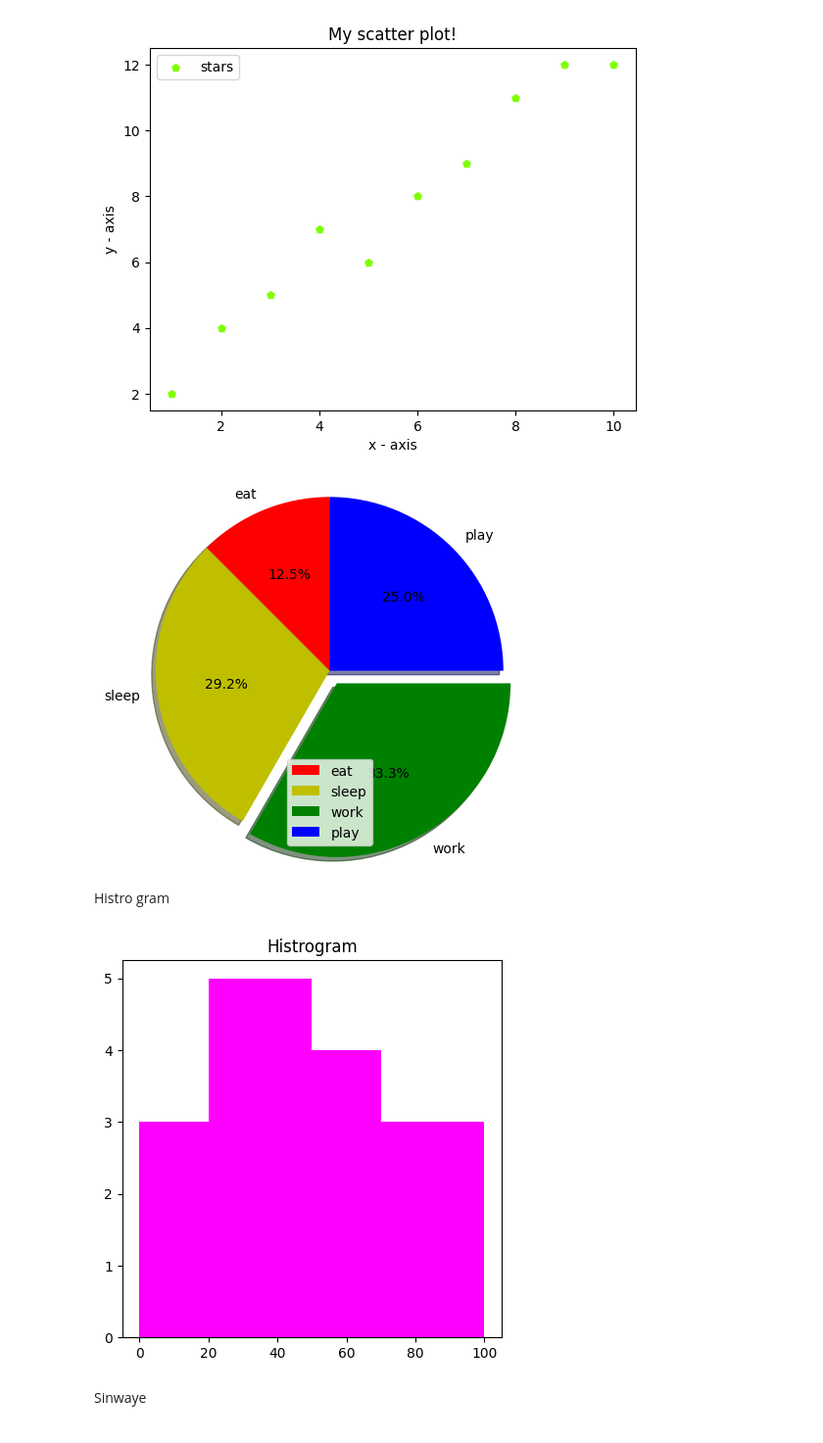
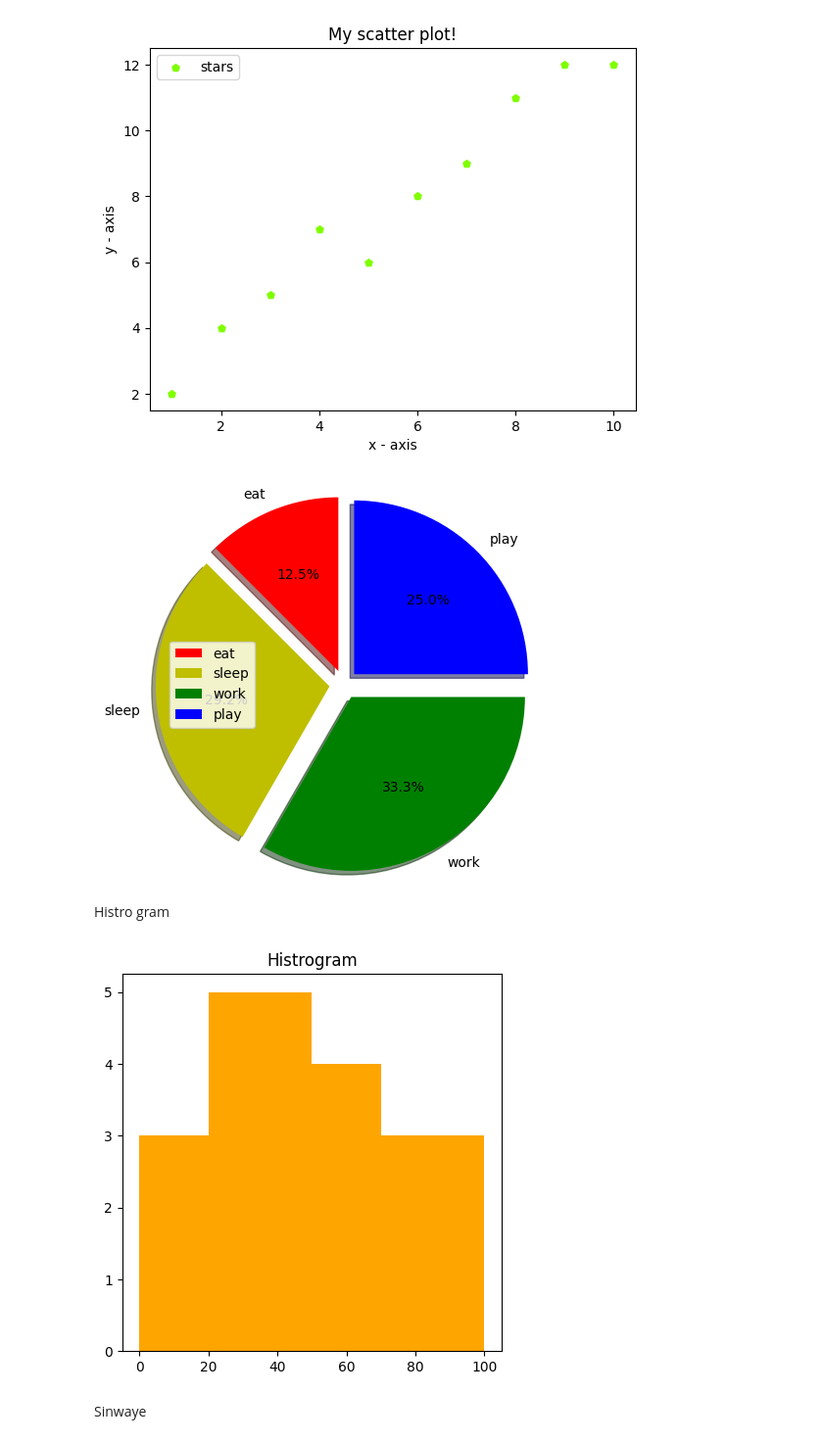
Before and after one commit to shankar1R/AI-ML, a Jupyter notebook: Matplotlib.ipynb, the cells around one changed output. Shown at 98% size. Saved outputs shown, nothing was run; the diff lists cells and outputs as text; code cells hidden in the pictures.

```diff
--- a/Matplotlib.ipynb
+++ b/Matplotlib.ipynb
@@ -133,7 +133,7 @@ colors = ['r', 'y', 'g', 'b']
 
 # plotting the pie chart
 plt.pie(slices, labels = activities, colors=colors,
-startangle=90, shadow = True, explode = (0, 0, 0.1, 0),
+startangle=90, shadow = True, explode = (0.1, 0.1, 0.1, 0.1),
 radius = 1.2, autopct = '%1.1f%%')
 
 # plotting legend
@@ -142,26 +142,26 @@ plt.legend()
 # showing the plot
 plt.show()
 # %% [output]
-[figure, old version]
+[figure, new version]
 # %% [markdown]
 Histro gram
 # %%
 from matplotlib import pyplot as plt
 import numpy as np
 
 a=np.array([22, 87, 5, 43, 56,
 73, 55, 54, 11,
 20, 51, 5, 79, 31,
 27])
 
 fig,ax=plt.subplots(figsize=(5,5))
-ax.hist(a,bins=[0,20,50,70,100],color="magenta")
+ax.hist(a,bins=[0,20,50,70,100],color="orange")
 
 plt.title("Histrogram")
 
 plt.show()
 # %% [output]
-[figure, old version]
+[figure, new version]
 # %% [markdown]
 Sinwaye
 # %%
```
Also changed, not shown: parts of 3 cells of this notebook.
